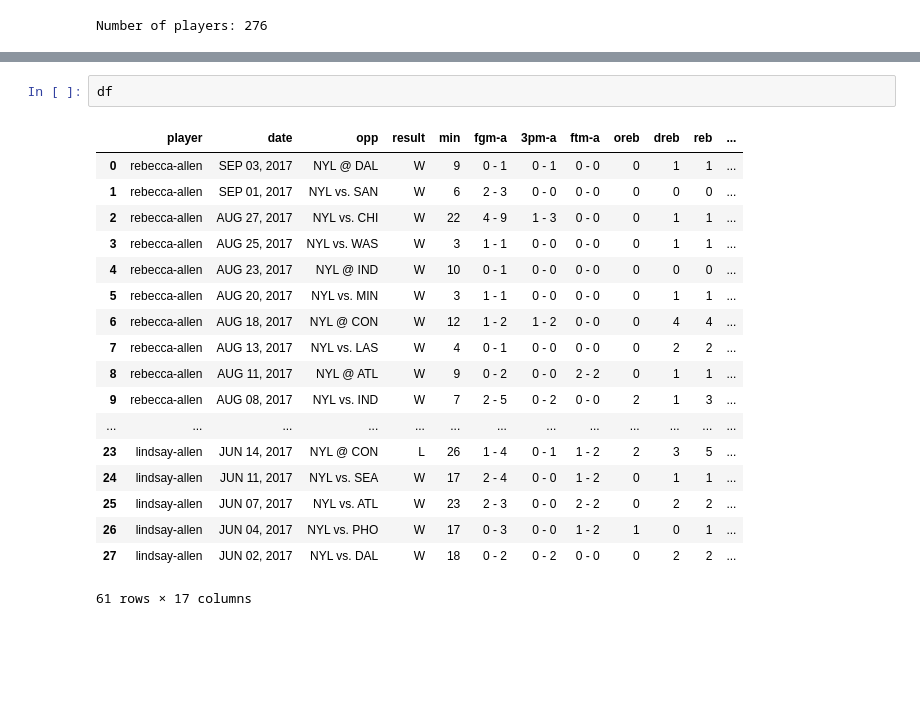
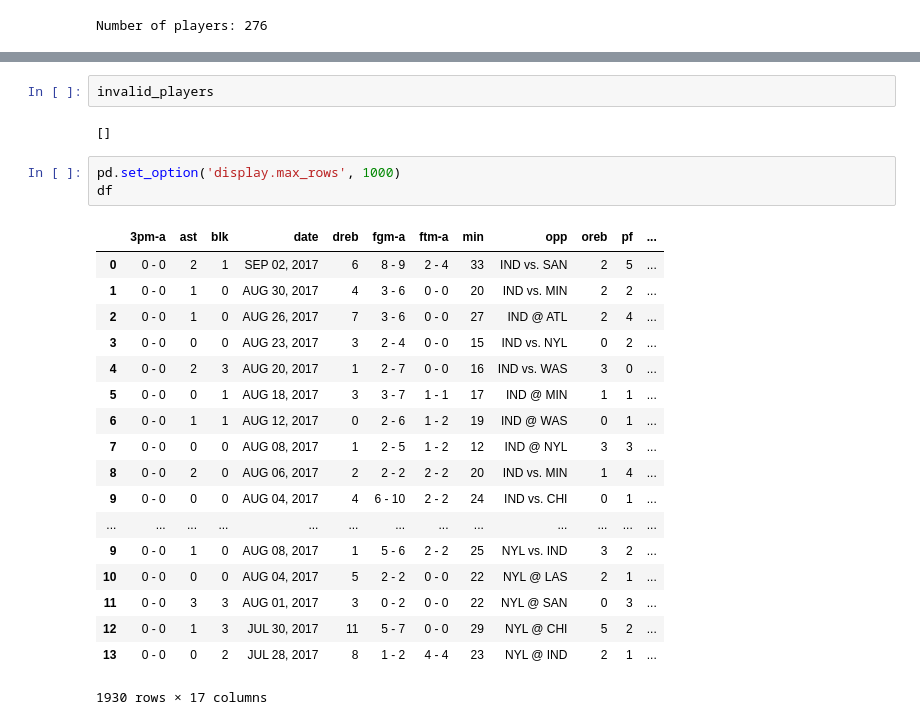
Before and after one commit to shubhox/draftkings, a Jupyter notebook: WNBA_Analysis.ipynb, the cells around one changed output, grey strips where cells are left out. Drawn from its saved outputs; the diff is of its cells as text; blank space fills up the shorter version.

Commit message:
all players gamelog 2017 updated

```diff
--- a/WNBA_Analysis.ipynb
+++ b/WNBA_Analysis.ipynb
@@ -141,21 +174,26 @@ Player brittany-boyd completed: 62.130003213882446
-# %%
-df
-# %% [output]
-|  | player | date | opp | result | min | fgm-a | 3pm-a | ftm-a | oreb | dreb | reb | ... |
-| 0 | rebecca-allen | SEP 03, 2017 | NYL @ DAL | W | 9 | 0 - 1 | 0 - 1 | 0 - 0 | 0 | 1 | 1 | ... |
-| 1 | rebecca-allen | SEP 01, 2017 | NYL vs. SAN | W | 6 | 2 - 3 | 0 - 0 | 0 - 0 | 0 | 0 | 0 | ... |
-| 2 | rebecca-allen | AUG 27, 2017 | NYL vs. CHI | W | 22 | 4 - 9 | 1 - 3 | 0 - 0 | 0 | 1 | 1 | ... |
-| 3 | rebecca-allen | AUG 25, 2017 | NYL vs. WAS | W | 3 | 1 - 1 | 0 - 0 | 0 - 0 | 0 | 1 | 1 | ... |
-| 4 | rebecca-allen | AUG 23, 2017 | NYL @ IND | W | 10 | 0 - 1 | 0 - 0 | 0 - 0 | 0 | 0 | 0 | ... |
-| 5 | rebecca-allen | AUG 20, 2017 | NYL vs. MIN | W | 3 | 1 - 1 | 0 - 0 | 0 - 0 | 0 | 1 | 1 | ... |
-| 6 | rebecca-allen | AUG 18, 2017 | NYL @ CON | W | 12 | 1 - 2 | 1 - 2 | 0 - 0 | 0 | 4 | 4 | ... |
-| 7 | rebecca-allen | AUG 13, 2017 | NYL vs. LAS | W | 4 | 0 - 1 | 0 - 0 | 0 - 0 | 0 | 2 | 2 | ... |
-| 8 | rebecca-allen | AUG 11, 2017 | NYL @ ATL | W | 9 | 0 - 2 | 0 - 0 | 2 - 2 | 0 | 1 | 1 | ... |
-| 9 | rebecca-allen | AUG 08, 2017 | NYL vs. IND | W | 7 | 2 - 5 | 0 - 2 | 0 - 0 | 2 | 1 | 3 | ... |
-| ... | ... | ... | ... | ... | ... | ... | ... | ... | ... | ... | ... | ... |
-| 23 | lindsay-allen | JUN 14, 2017 | NYL @ CON | L | 26 | 1 - 4 | 0 - 1 | 1 - 2 | 2 | 3 | 5 | ... |
-| 24 | lindsay-allen | JUN 11, 2017 | NYL vs. SEA | W | 17 | 2 - 4 | 0 - 0 | 1 - 2 | 0 | 1 | 1 | ... |
-| 25 | lindsay-allen | JUN 07, 2017 | NYL vs. ATL | W | 23 | 2 - 3 | 0 - 0 | 2 - 2 | 0 | 2 | 2 | ... |
-| 26 | lindsay-allen | JUN 04, 2017 | NYL vs. PHO | W | 17 | 0 - 3 | 0 - 0 | 1 - 2 | 1 | 0 | 1 | ... |
-| 27 | lindsay-allen | JUN 02, 2017 | NYL vs. DAL | W | 18 | 0 - 2 | 0 - 2 | 0 - 0 | 0 | 2 | 2 | ... |
-61 rows × 17 columns
+# %%
+invalid_players
+# %% [output]
+[]
+# %%
+pd.set_option('display.max_rows', 1000)
+df
+# %% [output]
+|  | 3pm-a | ast | blk | date | dreb | fgm-a | ftm-a | min | opp | oreb | pf | ... |
+| 0 | 0 - 0 | 2 | 1 | SEP 02, 2017 | 6 | 8 - 9 | 2 - 4 | 33 | IND vs. SAN | 2 | 5 | ... |
+| 1 | 0 - 0 | 1 | 0 | AUG 30, 2017 | 4 | 3 - 6 | 0 - 0 | 20 | IND vs. MIN | 2 | 2 | ... |
+| 2 | 0 - 0 | 1 | 0 | AUG 26, 2017 | 7 | 3 - 6 | 0 - 0 | 27 | IND @ ATL | 2 | 4 | ... |
+| 3 | 0 - 0 | 0 | 0 | AUG 23, 2017 | 3 | 2 - 4 | 0 - 0 | 15 | IND vs. NYL | 0 | 2 | ... |
+| 4 | 0 - 0 | 2 | 3 | AUG 20, 2017 | 1 | 2 - 7 | 0 - 0 | 16 | IND vs. WAS | 3 | 0 | ... |
+| 5 | 0 - 0 | 0 | 1 | AUG 18, 2017 | 3 | 3 - 7 | 1 - 1 | 17 | IND @ MIN | 1 | 1 | ... |
+| 6 | 0 - 0 | 1 | 1 | AUG 12, 2017 | 0 | 2 - 6 | 1 - 2 | 19 | IND @ WAS | 0 | 1 | ... |
+| 7 | 0 - 0 | 0 | 0 | AUG 08, 2017 | 1 | 2 - 5 | 1 - 2 | 12 | IND @ NYL | 3 | 3 | ... |
+| 8 | 0 - 0 | 2 | 0 | AUG 06, 2017 | 2 | 2 - 2 | 2 - 2 | 20 | IND vs. MIN | 1 | 4 | ... |
+| 9 | 0 - 0 | 0 | 0 | AUG 04, 2017 | 4 | 6 - 10 | 2 - 2 | 24 | IND vs. CHI | 0 | 1 | ... |
+| ... | ... | ... | ... | ... | ... | ... | ... | ... | ... | ... | ... | ... |
+| 9 | 0 - 0 | 1 | 0 | AUG 08, 2017 | 1 | 5 - 6 | 2 - 2 | 25 | NYL vs. IND | 3 | 2 | ... |
+| 10 | 0 - 0 | 0 | 0 | AUG 04, 2017 | 5 | 2 - 2 | 0 - 0 | 22 | NYL @ LAS | 2 | 1 | ... |
+| 11 | 0 - 0 | 3 | 3 | AUG 01, 2017 | 3 | 0 - 2 | 0 - 0 | 22 | NYL @ SAN | 0 | 3 | ... |
+| 12 | 0 - 0 | 1 | 3 | JUL 30, 2017 | 11 | 5 - 7 | 0 - 0 | 29 | NYL @ CHI | 5 | 2 | ... |
+| 13 | 0 - 0 | 0 | 2 | JUL 28, 2017 | 8 | 1 - 2 | 4 - 4 | 23 | NYL @ IND | 2 | 1 | ... |
+1930 rows × 17 columns
```
Also changed, not shown: parts of 3 cells of this notebook.
